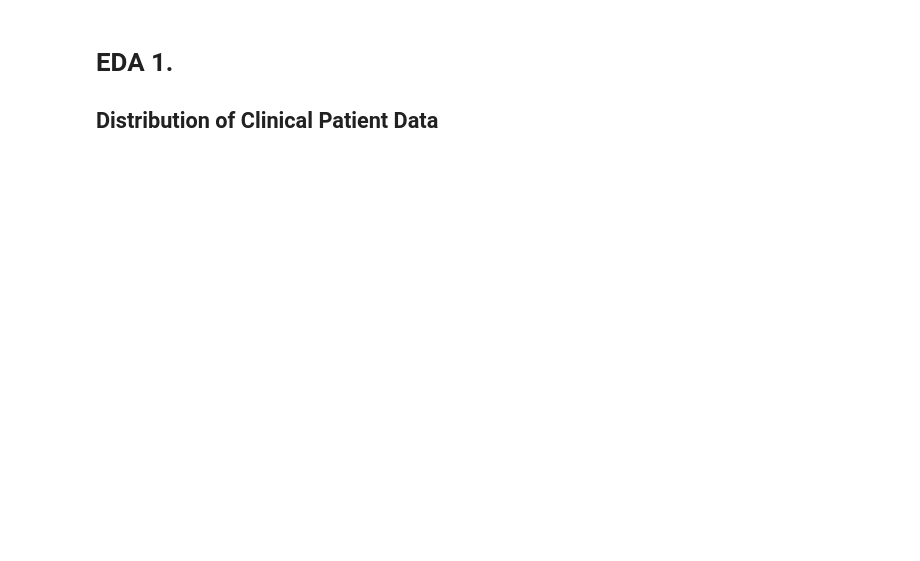
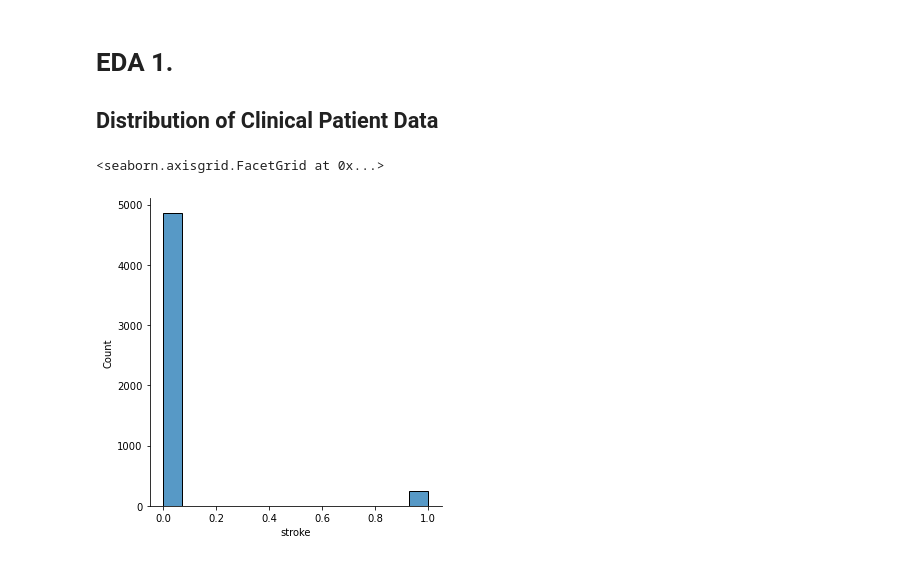
Before and after one commit to SophiaBouchama/stroke-prediction-portfolio, a Jupyter notebook: Stroke-Project.ipynb, the cells around one changed output. Saved outputs shown, nothing was run; the diff lists cells and outputs as text; code cells hidden in the pictures; blank space fills up the shorter version.

```diff
--- a/Stroke-Project.ipynb
+++ b/Stroke-Project.ipynb
@@ -332,4 +334,9 @@ heatmap.set_title('Correlation Heatmap');
 <a id='eda1'></a>
 # EDA 1.
 ## Distribution of Clinical Patient Data
+# %%
+sns.displot(df['stroke'])
+# %% [output]
+<seaborn.axisgrid.FacetGrid at 0x...>
+[figure, added]
 # %%
```
Also changed, not shown: parts of 93 cells of this notebook.
